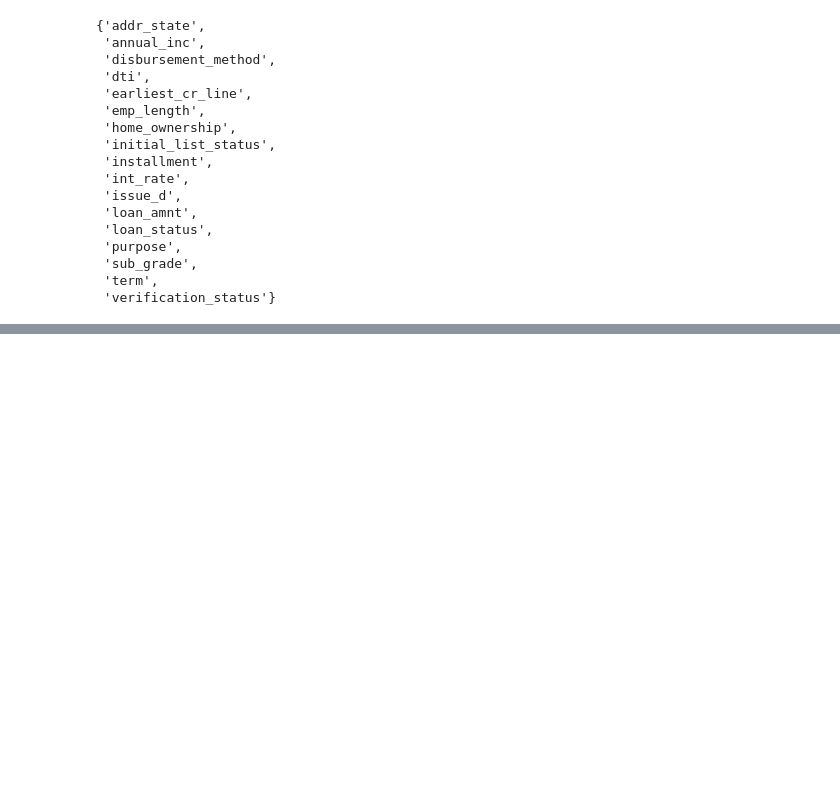
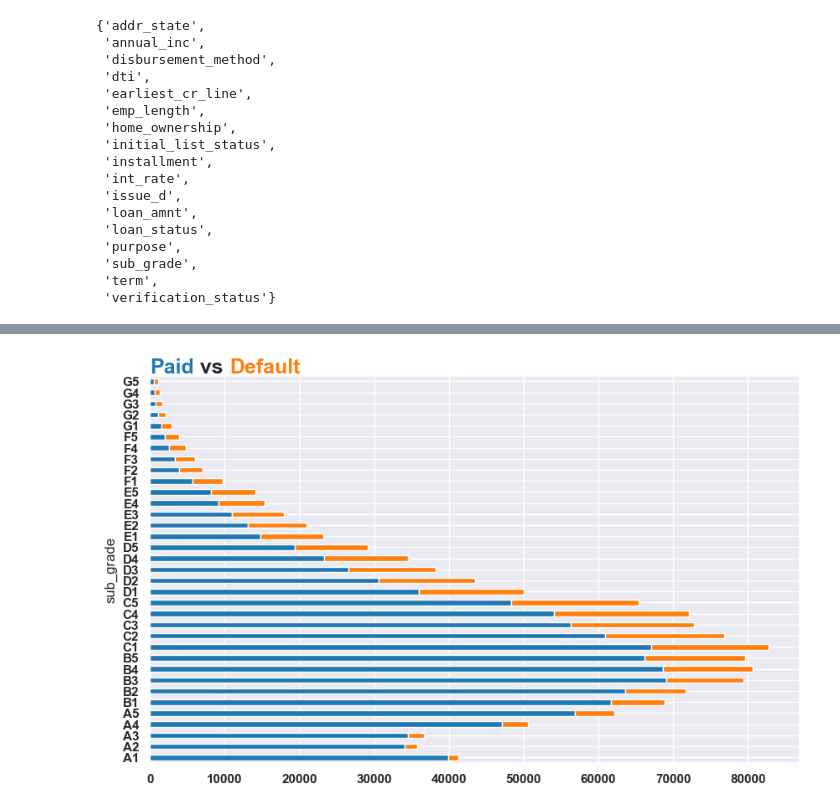
Before and after one commit to ioanniswd/portfolio, a Jupyter notebook: lending-club-default-prediction/main.sync.ipynb, the cells around one changed output, grey strips where cells are left out. Cells and saved outputs as stored; diff of their text form; code cells hidden in the pictures; blank space fills up the shorter version.

```diff
--- a/lending-club-default-prediction/main.sync.ipynb
+++ b/lending-club-default-prediction/main.sync.ipynb
@@ -608,0 +521,6 @@ columns_to_drop.add('total_pymnt_inv')
+# %%
+cols = [col for col in df.columns if col in columns_to_keep]
+df = df[cols].copy()
+# %%
+df['default'] = np.where(df['loan_status'] == 'Fully Paid', 0, 1)
+df.drop(columns=['loan_status'], inplace=True)
@@ -608,0 +543,5 @@ columns_to_drop.add('total_pymnt_inv')
+# %%
+# Keep only number of months
+df['term'] = df['term'].str.replace('\D', '', regex=True).astype(int)
+# %%
+df.rename(columns={'term': 'term_in_months'}, inplace=True)
@@ -608,0 +606,70 @@ columns_to_drop.add('total_pymnt_inv')
+# %%
+# create a stacked bar plot
+viz_df = df.groupby(['sub_grade', 'default']).size().unstack().fillna(0).reset_index()
+
+fig, ax = plt.subplots(figsize=(10, 6))
+
+zero_color = '#1f77b4'
+one_color = '#ff7f0e'
+
+viz_df.plot.barh(
+    x='sub_grade',
+    y=[0, 1],
+    stacked=True,
+    ax=ax,
+    color=[zero_color, one_color],
+    )
+
+# hide legend
+ax.get_legend().remove()
+
+title_font_size = 18
+
+# set title
+title = ax.set_title(
+        '_',
+        fontsize=title_font_size,
+        fontweight=bold
+        )
+
+coords = get_text_coordinates(title, ax, fig)
+y0 = coords['y0']
+title.set_visible(False)
+
+x0 = 0
+
+__text = ax.text(
+        x=x0,
+        y=y0,
+        s='Paid',
+        fontsize=title_font_size,
+        fontweight=bold,
+        color=zero_color,
+        ha='left'
+        )
+
+x1 = get_text_coordinates(__text, ax, fig)['x1']
+
+__text = ax.text(
+        x=x1,
+        y=y0,
+        s=' vs ',
+        fontsize=title_font_size,
+        ha='left'
+        )
+
+x1 = get_text_coordinates(__text, ax, fig)['x1']
+
+ax.text(
+        x=x1,
+        y=y0,
+        s='Default',
+        fontsize=title_font_size,
+        fontweight=bold,
+        color=one_color,
+        ha='left'
+        )
+
+plt.show()
+# %% [output]
+[figure, added]
```
Also changed, not shown: parts of 80 cells of this notebook, 1 other file.
